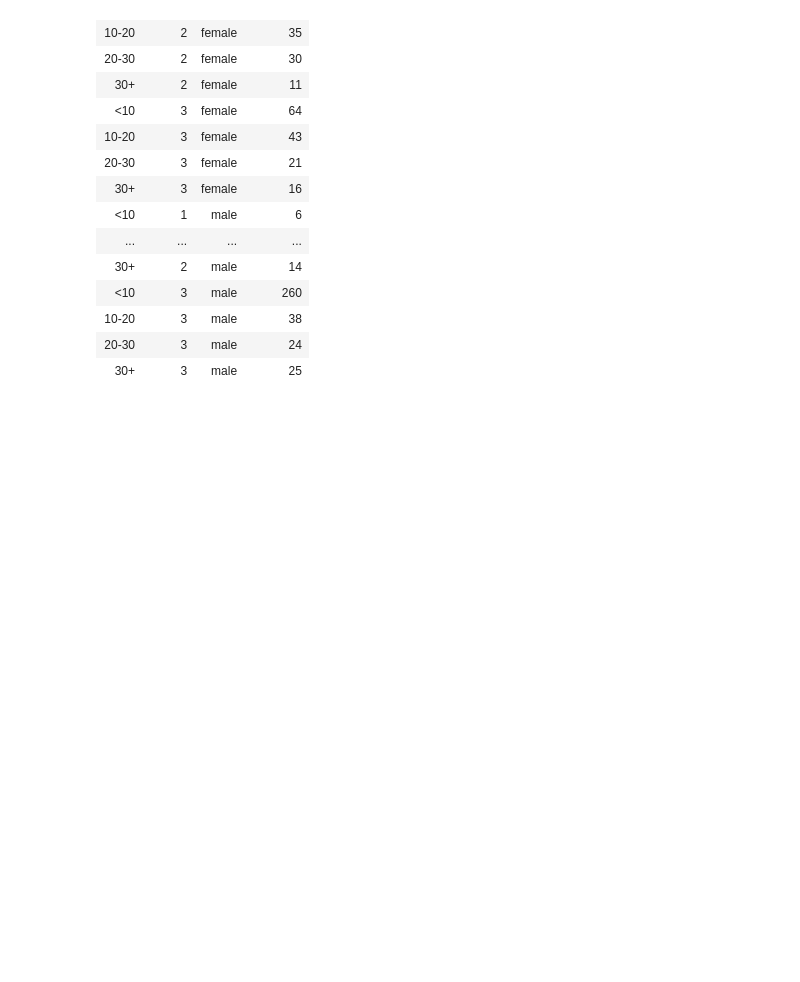
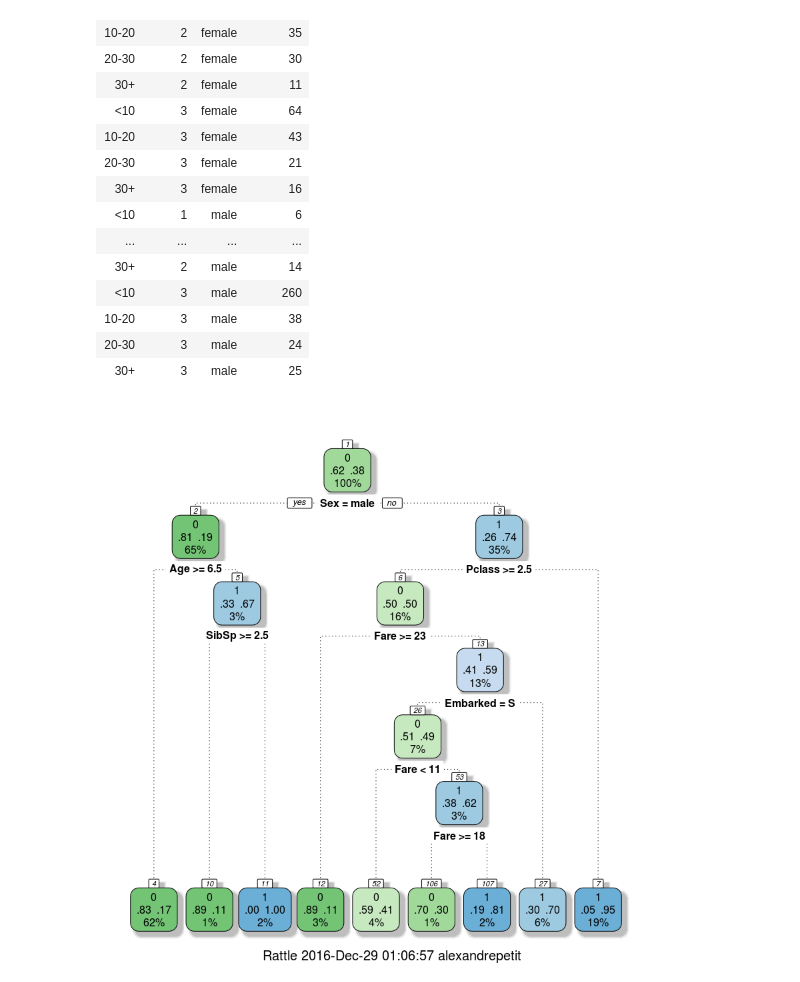
Before and after one commit to AlexPetit12/KaggleTitanic-R, a Jupyter notebook: TutorialKaggleTitanicWithR.ipynb, the cells around one changed output. Cells and saved outputs as stored; diff of their text form; code cells hidden in the pictures; blank space fills up the shorter version.

Commit message:
Added tutorial part 3 - decision tree

```diff
--- a/TutorialKaggleTitanicWithR.ipynb
+++ b/TutorialKaggleTitanicWithR.ipynb
@@ -192,0 +198,14 @@ write.csv(submit, file="mostwomensurvived.csv", row.names=FALSE)
+# %%
+# Call the decision tree fit
+fit <- rpart(Survived ~ Pclass + Sex + Age + SibSp + Parch + Fare + Embarked,
+             data=train,
+             method="class")
+# %%
+# Examine decision tree fit
+library(rattle)
+library(rpart.plot)
+library(RColorBrewer)
+
+fancyRpartPlot(fit)
+# %% [output]
+[figure, added]
```
Also changed, not shown: parts of 4 cells of this notebook.
